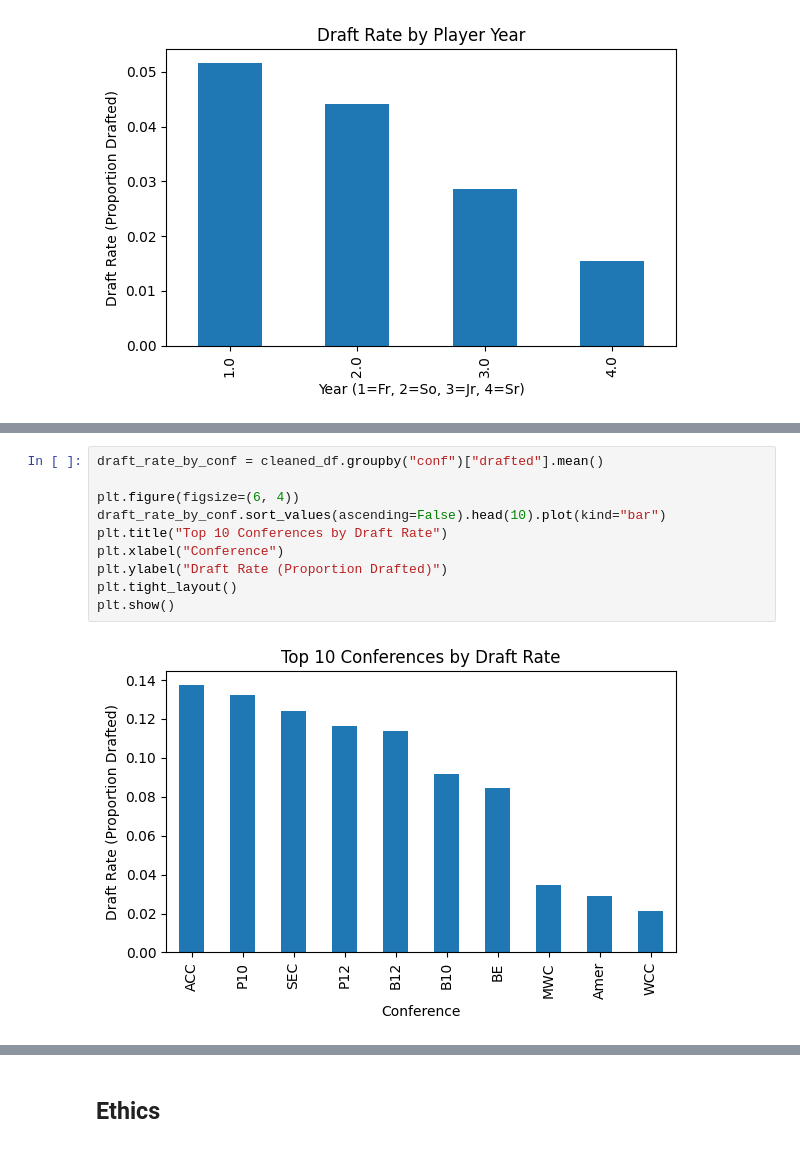
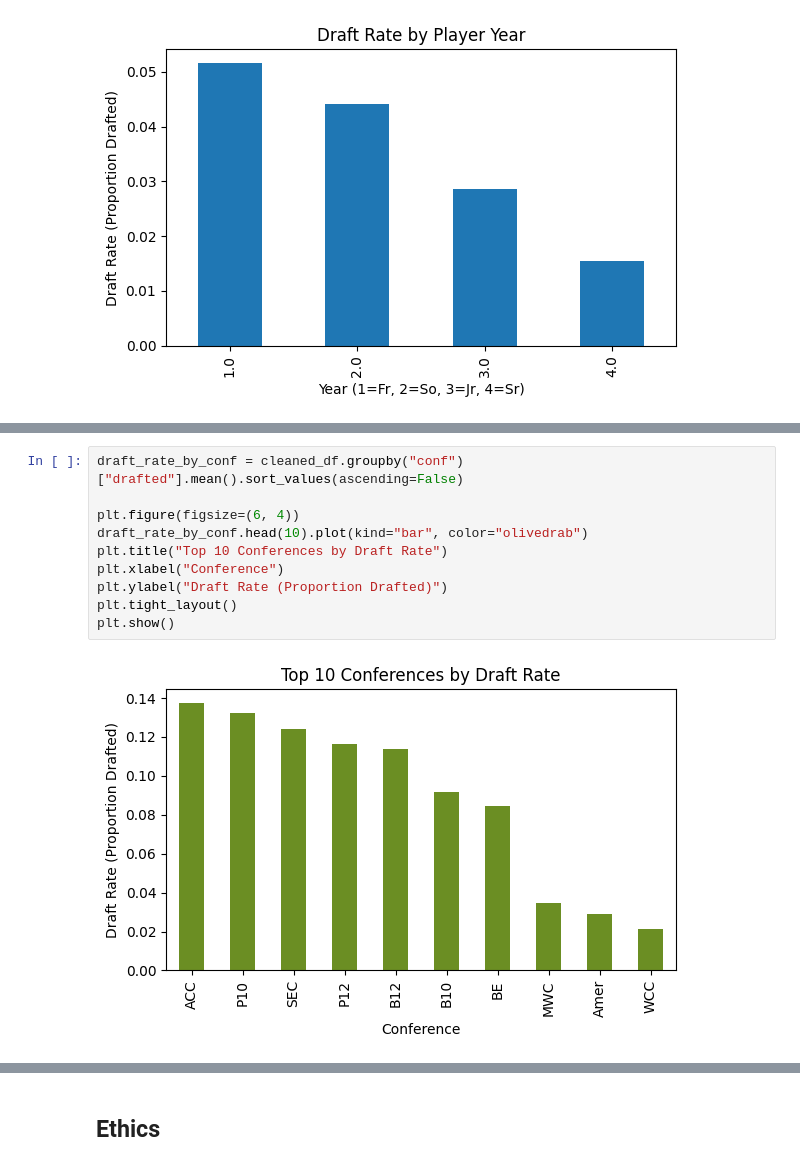
Before and after one commit to COGS108/Group044_WI26, a Jupyter notebook: 02-EDACheckpoint.ipynb, the cells around one changed output, grey strips where cells are left out. Drawn from its saved outputs; the diff is of its cells as text.

```diff
--- a/02-EDACheckpoint.ipynb
+++ b/02-EDACheckpoint.ipynb
@@ -510,12 +609,12 @@ plt.show()
 # %%
-draft_rate_by_conf = cleaned_df.groupby("conf")["drafted"].mean()
+draft_rate_by_conf = cleaned_df.groupby("conf")["drafted"].mean().sort_values(ascending=False)
 
 plt.figure(figsize=(6, 4))
-draft_rate_by_conf.sort_values(ascending=False).head(10).plot(kind="bar")
+draft_rate_by_conf.head(10).plot(kind="bar", color="olivedrab")
 plt.title("Top 10 Conferences by Draft Rate")
 plt.xlabel("Conference")
 plt.ylabel("Draft Rate (Proportion Drafted)")
 plt.tight_layout()
 plt.show()
 # %% [output]
-[figure, old version]
+[figure, new version]
```
Also changed, not shown: parts of 28 cells of this notebook.
